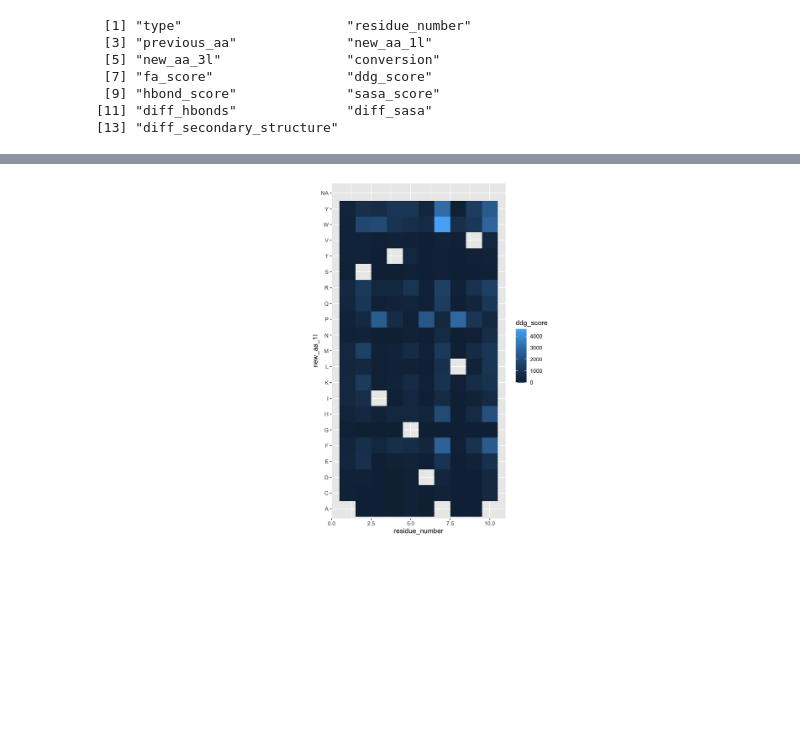
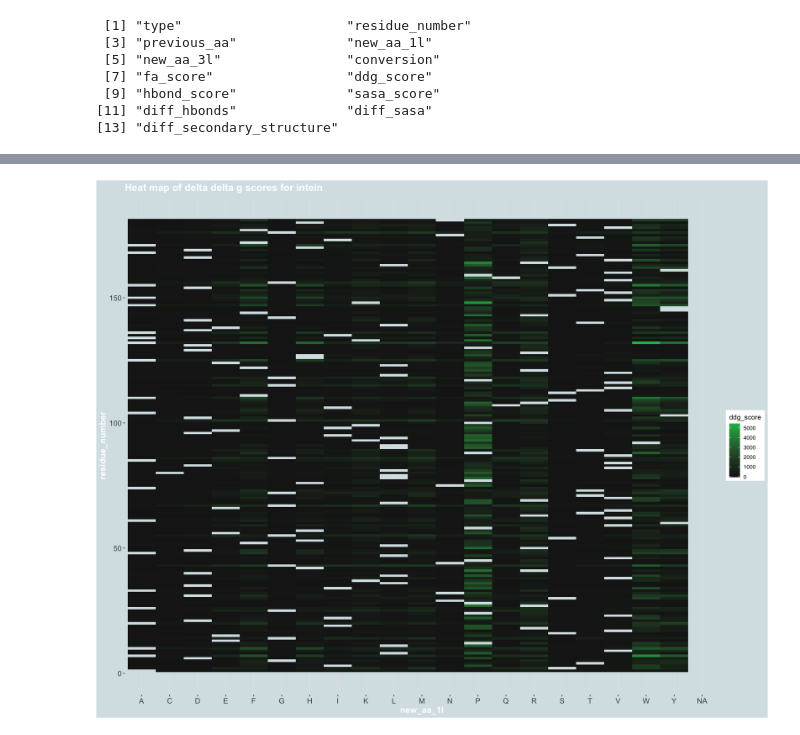
Before and after one commit to redradman/OneAAatATime, a Jupyter notebook: intein_analysis.ipynb, the cells around one changed output, grey strips where cells are left out. Drawn from its saved outputs; the diff is of its cells as text; code cells hidden in the pictures; blank space fills up the shorter version.

Commit message:
add heatmap for ddg

```diff
--- a/intein_analysis.ipynb
+++ b/intein_analysis.ipynb
@@ -346,10 +370,22 @@ colnames(intein_short)
 [11] "diff_hbonds"              "diff_sasa"
 [13] "diff_secondary_structure"
 # %%
-# options(repr.plot.width=15, repr.plot.height=8)
-ggplot((intein_short |> head(n = 191)), aes(x = residue_number, y = new_aa_1l, fill = ddg_score)) +
+# options(repr.plot.width=15, repr.plot.height=12)
+
+heat_map_ddg <- ggplot((intein_short), aes(x = residue_number, y = new_aa_1l, fill = ddg_score)) +
   geom_tile() +
-  coord_fixed()
+  scale_fill_gradient(low = "#191919",
+                    high = "#1DB954") + coord_flip() + theme(plot.title = element_text(hjust = 0, size = 16, face = "bold", color = "white"),
+        axis.title = element_text(size = 14, face = "bold", color = "white"),
+        axis.text = element_text(size = 12),
+        plot.background = element_rect(fill = "#D7E3E6"),
+        panel.background = element_blank(),
+        panel.grid.major.y = element_blank(),
+        panel.grid.minor.y = element_blank(),
+        panel.grid.major.x = element_line(color = "gray90", linewidth = 0.5),
+        panel.grid.minor.x = element_blank()) + ggtitle("Heat map of delta delta g scores for intein")
+heat_map_ddg
+ggsave(filename = file.path("charts", "intein_heat_map_ddg.png") , plot = heat_map_ddg, width = 15, height = 10, dpi = 300)
 # %% [output]
 Warning message:
 “Removed 1 rows containing missing values (`geom_tile()`).”
@@ -356 +394 @@ Warning message:
-[figure, old version]
+[figure, new version]
```
Also changed, not shown: parts of 5 cells of this notebook, 2 other files.
